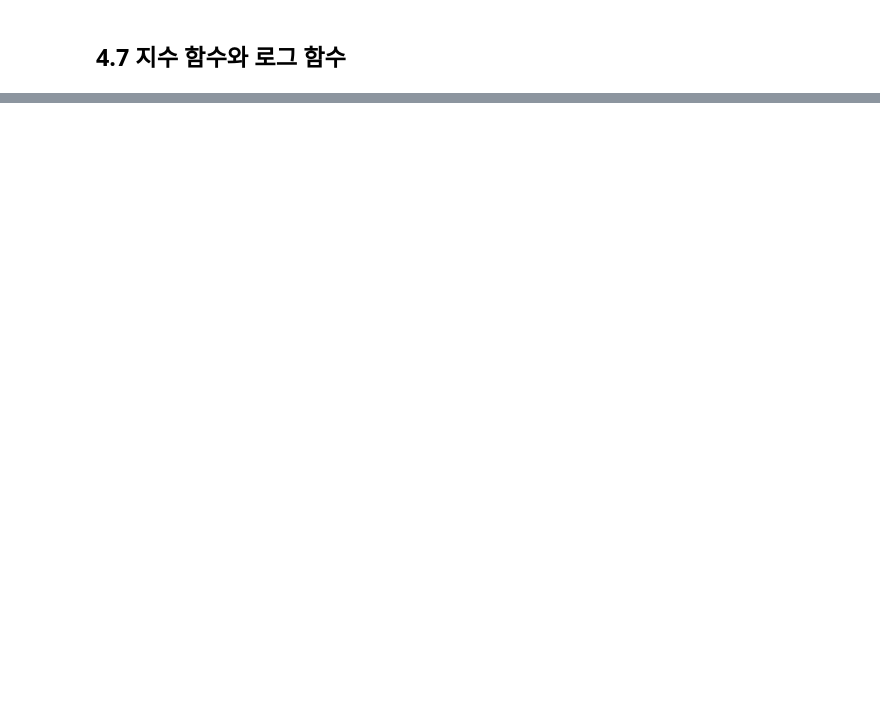
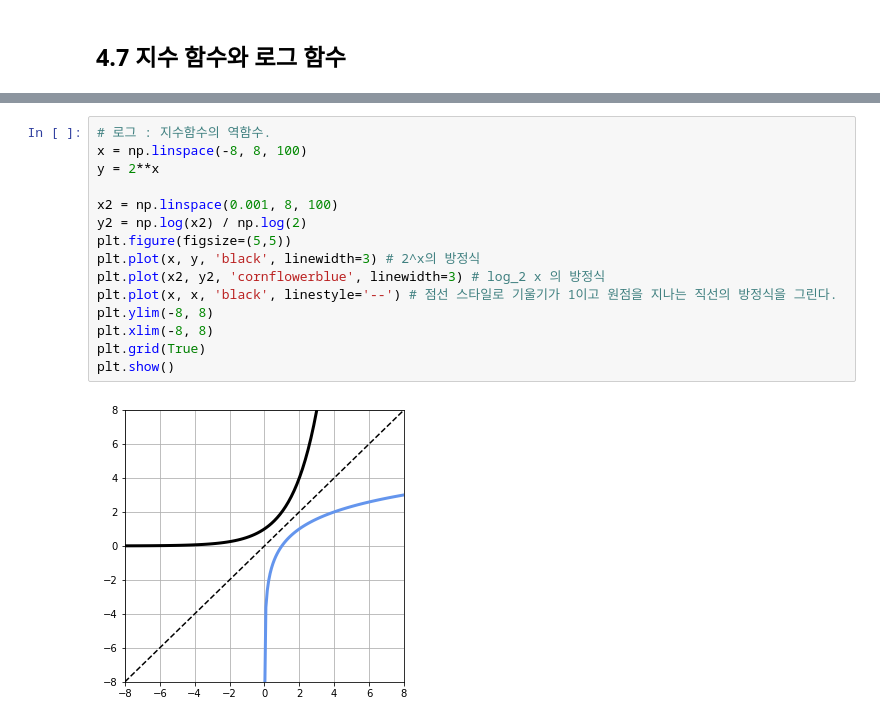
Before and after one commit to led156/study_python-AI, a Jupyter notebook: 파이썬으로 배우는 머신러닝의 교과서/chap4.ipynb, the cells around one changed output, grey strips where cells are left out. Saved outputs shown, nothing was run; the diff lists cells and outputs as text; blank space fills up the shorter version.

```diff
--- a/파이썬으로 배우는 머신러닝의 교과서/chap4.ipynb
+++ b/파이썬으로 배우는 머신러닝의 교과서/chap4.ipynb
@@ -337,0 +389,17 @@ print(A.T)
+# %%
+# 로그 : 지수함수의 역함수.
+x = np.linspace(-8, 8, 100)
+y = 2**x
+
+x2 = np.linspace(0.001, 8, 100)
+y2 = np.log(x2) / np.log(2)
+plt.figure(figsize=(5,5))
+plt.plot(x, y, 'black', linewidth=3) # 2^x의 방정식
+plt.plot(x2, y2, 'cornflowerblue', linewidth=3) # log_2 x 의 방정식
+plt.plot(x, x, 'black', linestyle='--') # 점선 스타일로 기울기가 1이고 원점을 지나는 직선의 방정식을 그린다.
+plt.ylim(-8, 8)
+plt.xlim(-8, 8)
+plt.grid(True)
+plt.show()
+# %% [output]
+[figure, added]
```
Also changed, not shown: parts of 36 cells of this notebook.
